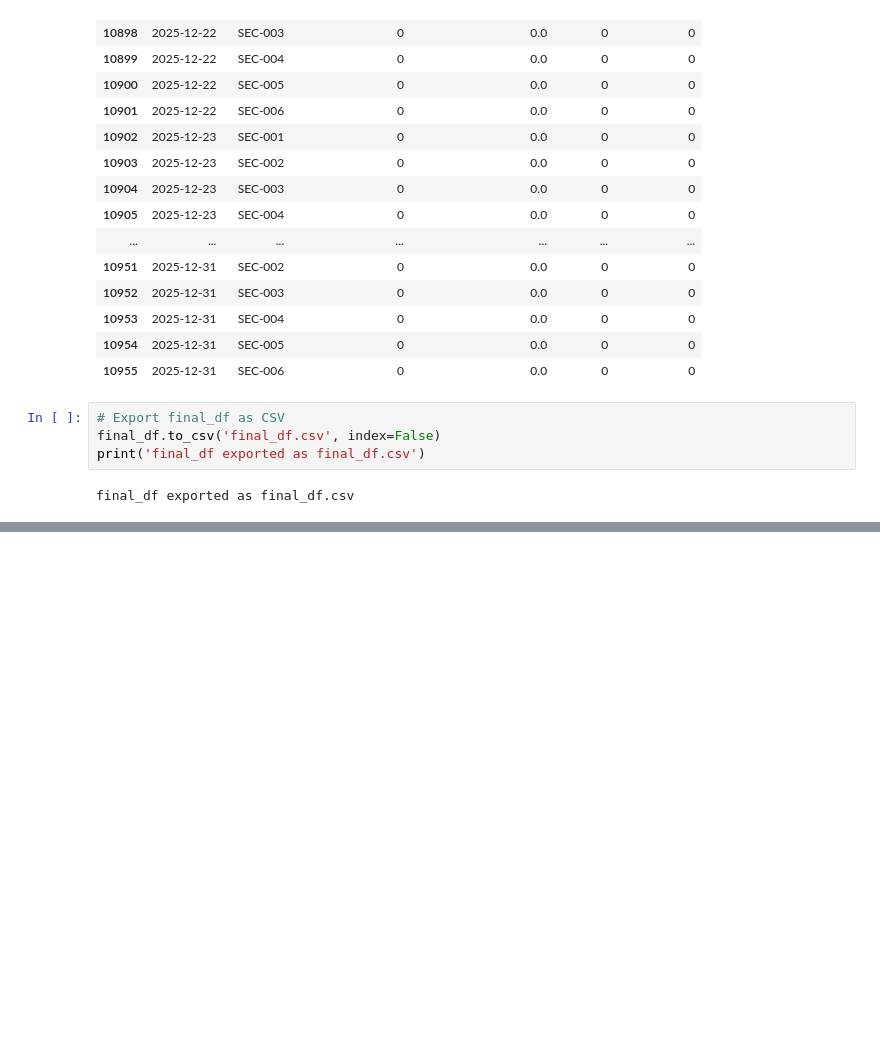
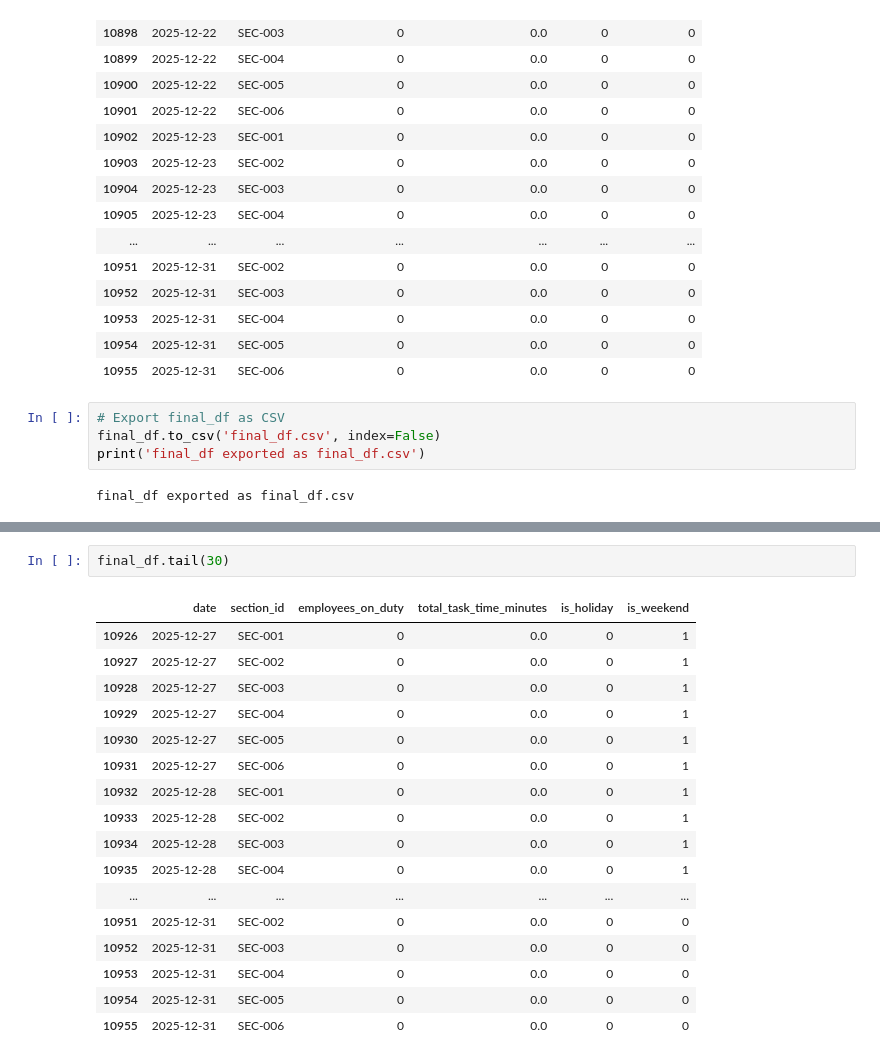
Before and after one commit to didulanthaisuru/rootcode_datathon_notebooks, a Jupyter notebook: create_holiday_df.ipynb, the cells around one changed output, grey strips where cells are left out. Saved outputs shown, nothing was run; the diff lists cells and outputs as text; blank space fills up the shorter version.

```diff
--- a/create_holiday_df.ipynb
+++ b/create_holiday_df.ipynb
@@ -589,0 +674,20 @@ final_df exported as final_df.csv
+# %%
+final_df.tail(30)
+# %% [output]
+|  | date | section_id | employees_on_duty | total_task_time_minutes | is_holiday | is_weekend |
+| 10926 | 2025-12-27 | SEC-001 | 0 | 0.0 | 0 | 1 |
+| 10927 | 2025-12-27 | SEC-002 | 0 | 0.0 | 0 | 1 |
+| 10928 | 2025-12-27 | SEC-003 | 0 | 0.0 | 0 | 1 |
+| 10929 | 2025-12-27 | SEC-004 | 0 | 0.0 | 0 | 1 |
+| 10930 | 2025-12-27 | SEC-005 | 0 | 0.0 | 0 | 1 |
+| 10931 | 2025-12-27 | SEC-006 | 0 | 0.0 | 0 | 1 |
+| 10932 | 2025-12-28 | SEC-001 | 0 | 0.0 | 0 | 1 |
+| 10933 | 2025-12-28 | SEC-002 | 0 | 0.0 | 0 | 1 |
+| 10934 | 2025-12-28 | SEC-003 | 0 | 0.0 | 0 | 1 |
+| 10935 | 2025-12-28 | SEC-004 | 0 | 0.0 | 0 | 1 |
+| ... | ... | ... | ... | ... | ... | ... |
+| 10951 | 2025-12-31 | SEC-002 | 0 | 0.0 | 0 | 0 |
+| 10952 | 2025-12-31 | SEC-003 | 0 | 0.0 | 0 | 0 |
+| 10953 | 2025-12-31 | SEC-004 | 0 | 0.0 | 0 | 0 |
+| 10954 | 2025-12-31 | SEC-005 | 0 | 0.0 | 0 | 0 |
+| 10955 | 2025-12-31 | SEC-006 | 0 | 0.0 | 0 | 0 |
```
Also changed, not shown: parts of 4 cells of this notebook, 1 other file.
